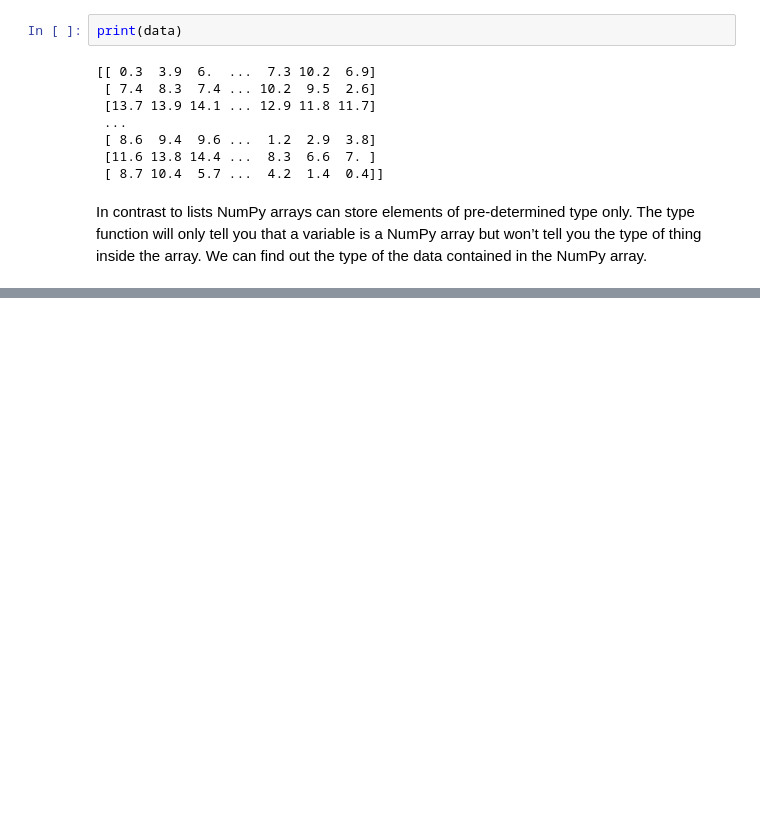
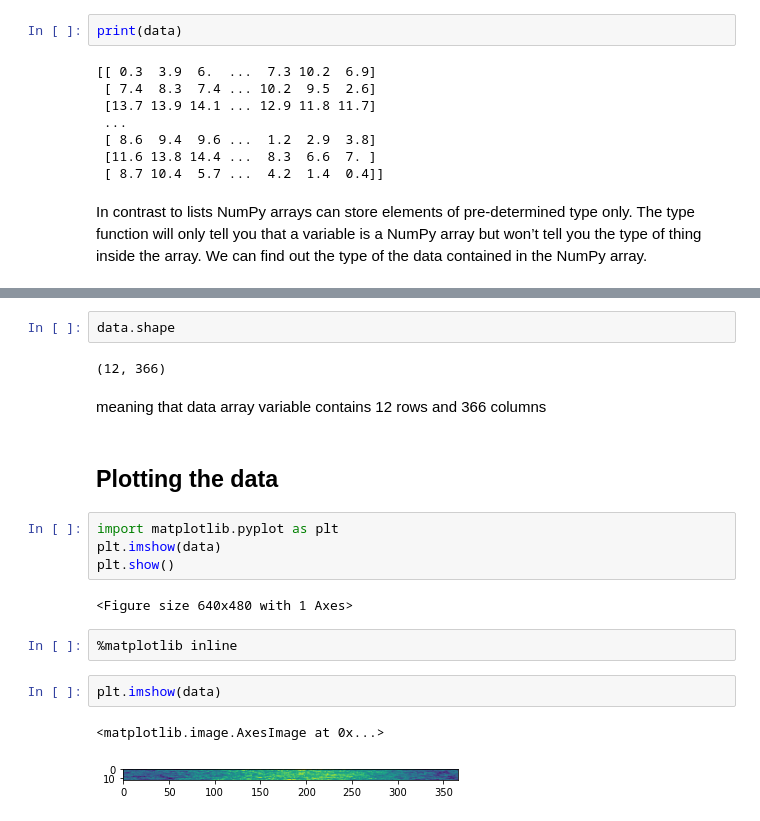
Before and after one commit to btel/2021-03-29-uj-python, a Jupyter notebook: Numpy.ipynb, the cells around one changed output, grey strips where cells are left out. Drawn from its saved outputs; the diff is of its cells as text; blank space fills up the shorter version.

```diff
--- a/Numpy.ipynb
+++ b/Numpy.ipynb
@@ -182,0 +134,21 @@ np.savetxt("paris_leap_year_weather.csv", leap_weather, delimiter=",")
+# %%
+data.shape
+# %% [output]
+(12, 366)
+# %% [markdown]
+meaning that data array variable contains 12 rows and 366 columns
+# %% [markdown]
+## Plotting the data
+# %%
+import matplotlib.pyplot as plt
+plt.imshow(data)
+plt.show()
+# %% [output]
+<Figure size 640x480 with 1 Axes>
+# %%
+%matplotlib inline
+# %%
+plt.imshow(data)
+# %% [output]
+<matplotlib.image.AxesImage at 0x...>
+[figure, added]
```
Also changed, not shown: parts of 76 cells of this notebook.
